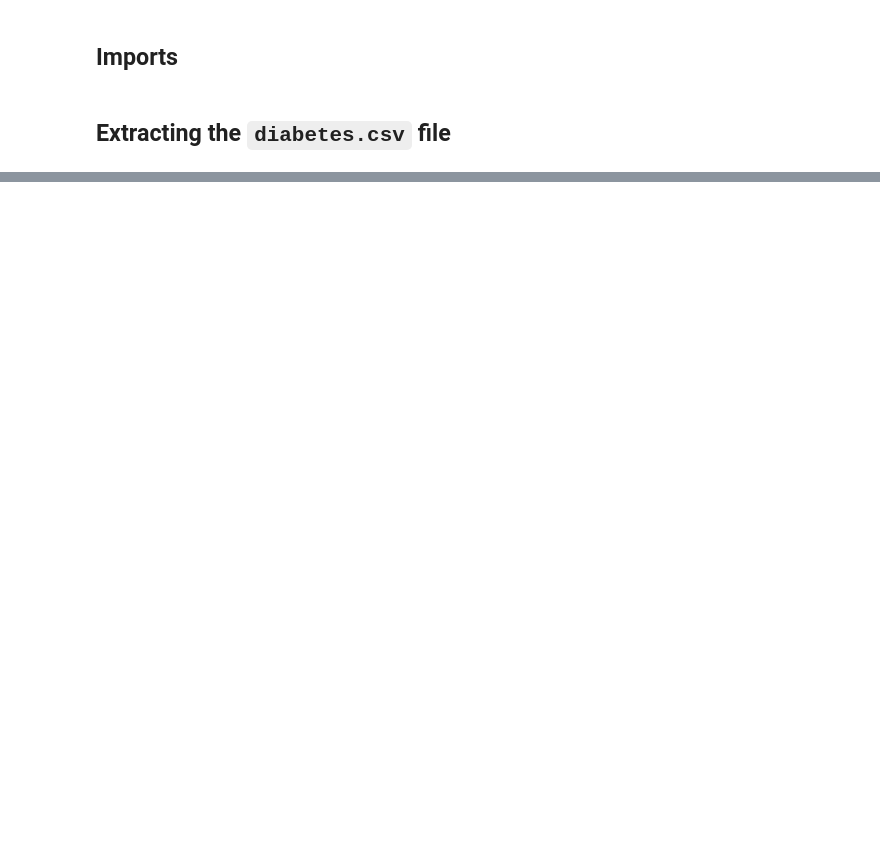
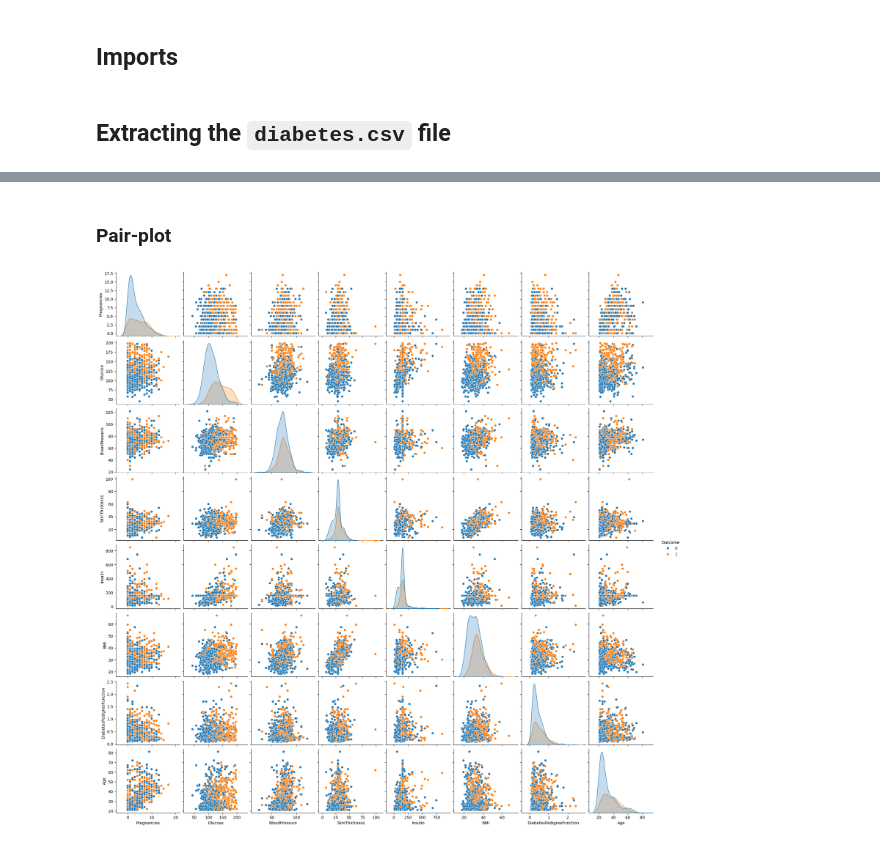
Before and after one commit to trashsock/comp_sci_7318_UoA, a Jupyter notebook: assn1.ipynb, the cells around one changed output, grey strips where cells are left out. Saved outputs shown, nothing was run; the diff lists cells and outputs as text; code cells hidden in the pictures; blank space fills up the shorter version.

```diff
--- a/assn1.ipynb
+++ b/assn1.ipynb
@@ -398,0 +115,8 @@ weighted avg       0.75      0.72      0.73       154
+# %% [markdown]
+### Pair-plot
+# %%
+# Pair plot (hue based on Outcome)
+sns.pairplot(df, hue="Outcome", diag_kind="kde")
+plt.show()
+# %% [output]
+[figure, added]
```
Also changed, not shown: parts of 68 cells of this notebook.
